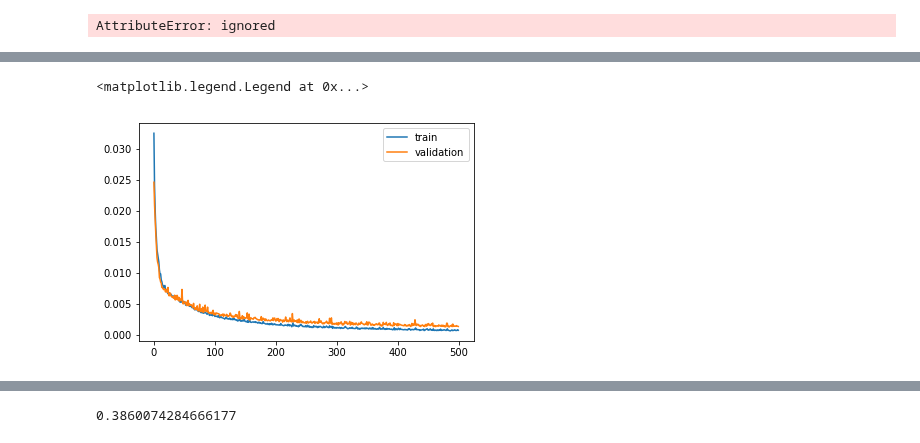
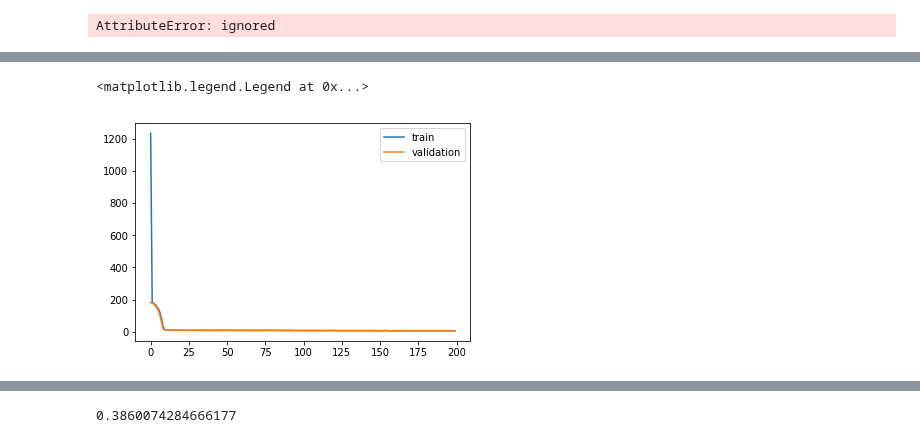
Before and after one commit to hossein20s/Average_Blood_Pressure_estimation, a Jupyter notebook: Ramtin_code_via_Keras.ipynb, the cells around one changed output, grey strips where cells are left out. Cells and saved outputs as stored; diff of their text form; code cells hidden in the pictures.

```diff
--- a/Ramtin_code_via_Keras.ipynb
+++ b/Ramtin_code_via_Keras.ipynb
@@ -5,10 +5,12 @@ window_size = 80
 batch_size = 64
 initial_epoch = 0
 epochs = 200
-n_time_steps = 80
 
 
 DATA_FILE = 'data/sample01.csv'
 #columns = ["RelativeTimeMilliseconds", "NBP (Mean)", "Minute Volume"]
 columns = ["NBP (Mean)", "Minute Volume"]
+
+
+model_name = '3conv1D'
 # %%
@@ -68,7 +78,7 @@ Dropna with selected columns (7173, 54)
 # %%
 import modelutil
 
-model = modelutil.load_model_yaml('models', 'ramtin2lstm64.epoch-' + str(initial_epoch))
+model = modelutil.load_model_yaml('models', model_name + '.epoch-' + str(initial_epoch))
 model.compile(loss='mse', optimizer='adam', metrics=['mae'])
 model.summary()
 # %% [output]
@@ -411,5 +470,5 @@ class TheModel():
 # %%
-
+import pandas as pd
 import json
 
 theModel = TheModel()
@@ -425,10 +484,10 @@ y = reader.shuf_label
 history = theModel.fit(
   x,
   y,
-  epochs = max_epoch,
+  epochs = 200, #max_epoch,
   batch_size = configs['training']['batch_size'],
   validation_split = configs['training']['validation_split'],
-  save_dir = configs['model']['save_dir']
+  save_dir = 'checkpoints'#configs['model']['save_dir']
 )
 
 hist = pd.DataFrame(history.history)
@@ -485,12 +539,12 @@ Time taken: 0:00:00.145346
 # %%
 import matplotlib.pyplot as plt
 
-plt.plot(np.arange(max_epoch), history.history['loss'], label='train')
-plt.plot(np.arange(max_epoch), history.history['val_loss'], label='validation')
+plt.plot(np.arange(epochs), history.history['loss'], label='train')
+plt.plot(np.arange(epochs), history.history['val_loss'], label='validation')
 plt.legend()
 # %% [output]
 <matplotlib.legend.Legend at 0x...>
-[figure, old version]
+[figure, new version]
 # %%
 configs
 # %% [output]
```
Also changed, not shown: parts of 10 cells of this notebook.
